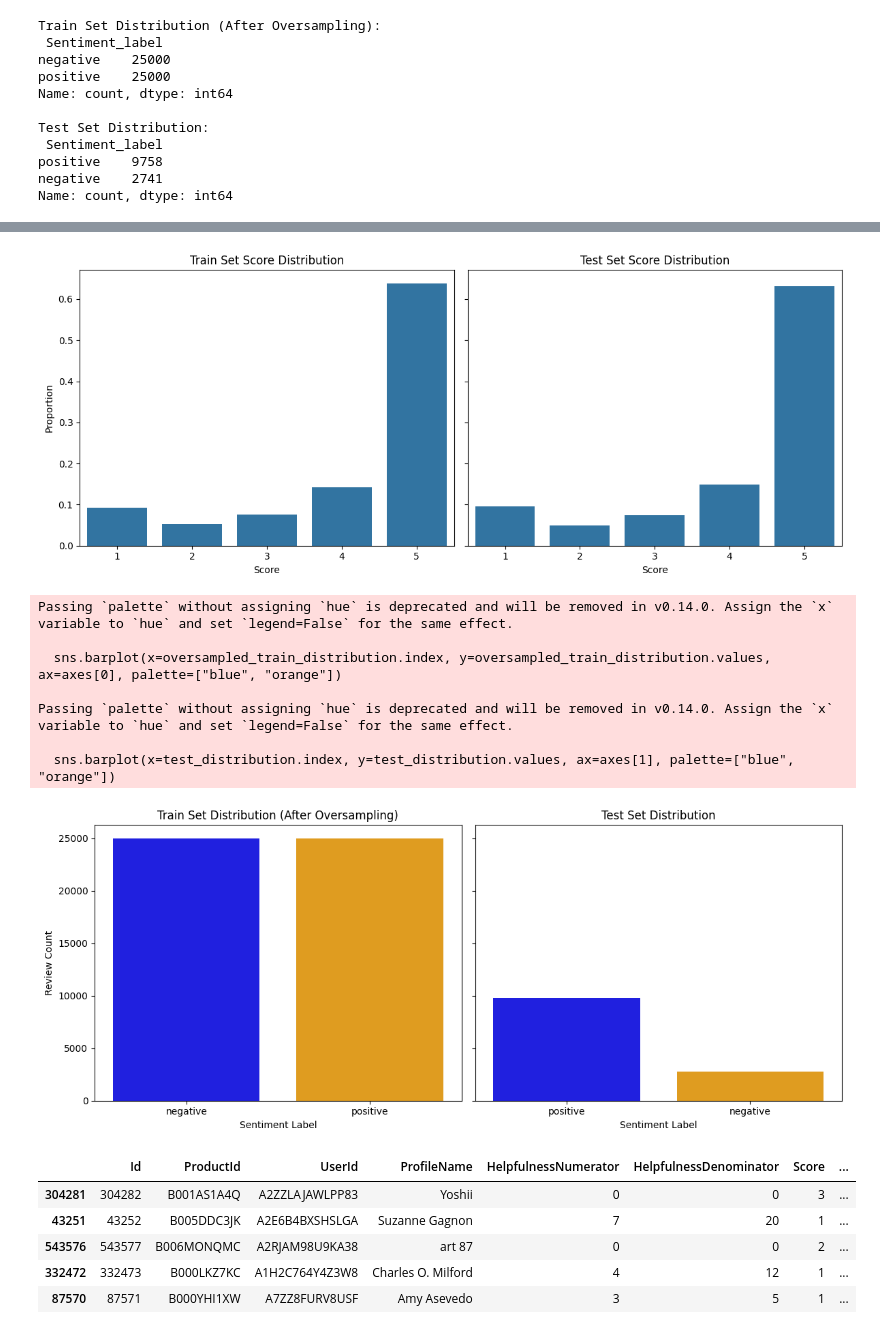
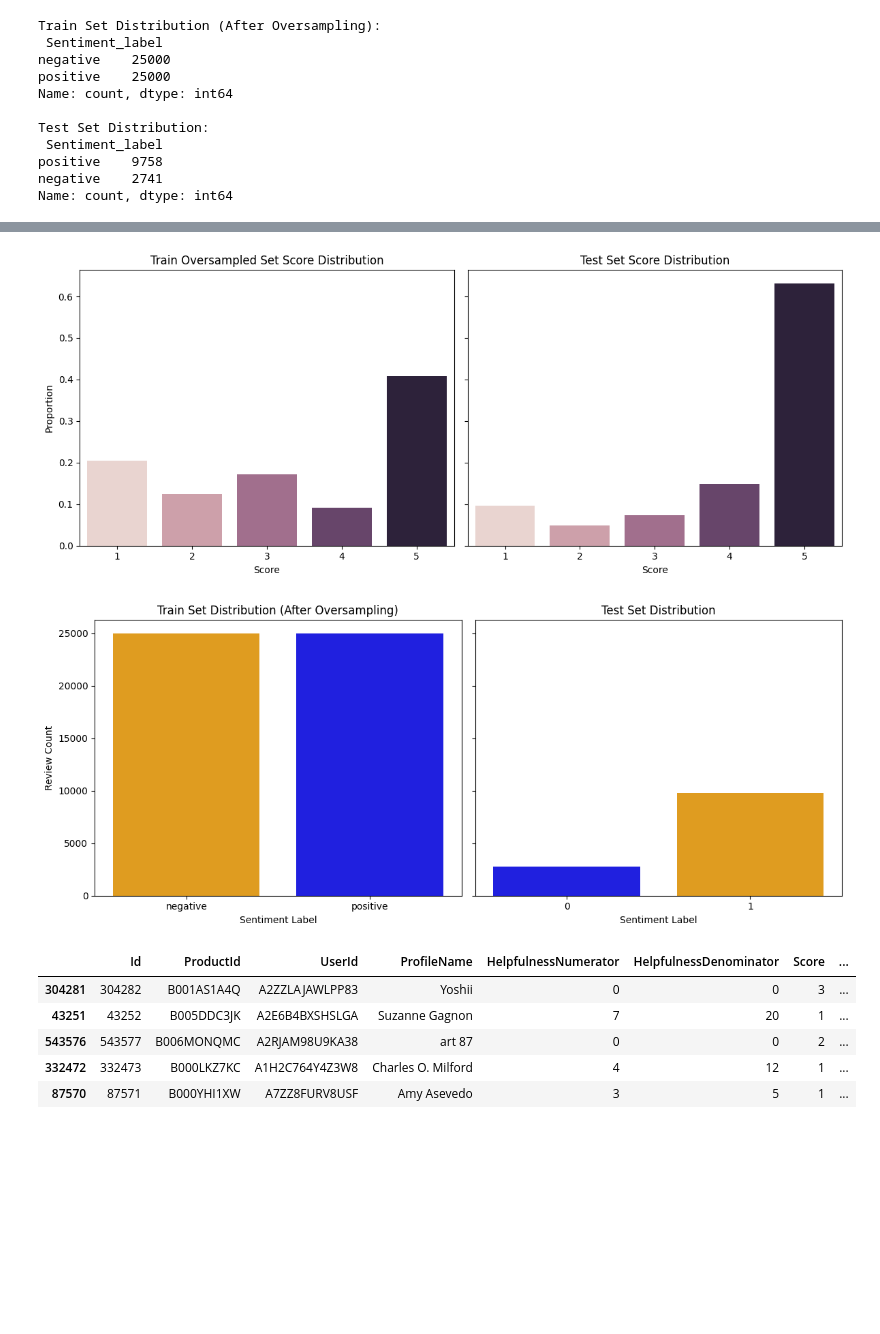
Before and after one commit to jasonhops/IE7500, a Jupyter notebook: RoBERTa_model.ipynb, the cells around one changed output, grey strips where cells are left out. Drawn from its saved outputs; the diff is of its cells as text; code cells hidden in the pictures; blank space fills up the shorter version.

```diff
--- a/RoBERTa_model.ipynb
+++ b/RoBERTa_model.ipynb
@@ -13,8 +11,8 @@ Drive already mounted at /content/drive; to attempt to forcibly remount, call dr
 # %% [markdown]
 ### Loading Amazon Fine Food Reviews dataset. It has 568454 rows and 10 columns
 # %%
-#df = pd.read_csv("Reviews.csv")
-df = pd.read_csv("/content/drive/MyDrive/Colab Notebooks/SentimentAnalysis/Reviews.csv")
+df = pd.read_csv("Reviews.csv")
+#df = pd.read_csv("/content/drive/MyDrive/Colab Notebooks/SentimentAnalysis/Reviews.csv")
 
 df.head()
 # %% [output]
@@ -126,9 +122,6 @@ df["Combined_Text"] = df["Summary"].fillna('') + " " + df["Text"].fillna('')
 
 test_size = 0.2  # 20% test set
 
-#Stratify train-test split based on `Sentiment_label`
-#train_df, test_df = train_test_split(df, test_size=test_size, stratify=df["Sentiment_label"], random_state=42)
-
 # Stratify on `Score` instead of `Sentiment_label`
 train_df, test_df = train_test_split(df, test_size=0.2, stratify=df["Score"], random_state=42)
 
@@ -137,7 +130,11 @@ print("Train Set Score Distribution:\n", train_df["Score"].value_counts(normaliz
 print("\nTest Set Score Distribution:\n", test_df["Score"].value_counts(normalize=True))
 
 # Sample exactly 12,500 reviews for `test_df`
-test_df = test_df.groupby("Sentiment_label", group_keys=False).apply(lambda x: x.sample(n=int(12500 * len(x) / len(test_df)), random_state=42))
+test_df = (
+    test_df.groupby("Sentiment_label", group_keys=False)
+    .apply(lambda x: x.sample(n=min(int(12500 * len(x) / len(test_df)), len(x)), random_state=42))
+    .reset_index(drop=True)
+)
 
 #Ensure `test_df` includes `Combined_Text`
 test_df["Combined_Text"] = test_df["Summary"].fillna('') + " " + test_df["Text"].fillna('')
@@ -212,60 +206,53 @@ import matplotlib.pyplot as plt
 import seaborn as sns
 
 # Compute class distributions
-train_score_distribution = train_df["Score"].value_counts(normalize=True)
+train_score_distribution = train_oversampled_df["Score"].value_counts(normalize=True)
 test_score_distribution = test_df["Score"].value_counts(normalize=True)
 
 # Set up subplots
 fig, axes = plt.subplots(1, 2, figsize=(12, 5), sharey=True)
 
 # Train Set Score Distribution
-sns.barplot(x=train_score_distribution.index, y=train_score_distribution.values, ax=axes[0])
-axes[0].set_title("Train Set Score Distribution")
+sns.barplot(x=train_score_distribution.index, y=train_score_distribution.values, hue=train_score_distribution.index, ax=axes[0], legend=False)
+axes[0].set_title("Train Oversampled Set Score Distribution")
 axes[0].set_ylabel("Proportion")
 axes[0].set_xlabel("Score")
 
 # Test Set Score Distribution
-sns.barplot(x=test_score_distribution.index, y=test_score_distribution.values, ax=axes[1])
+sns.barplot(x=test_score_distribution.index, y=test_score_distribution.values, hue=test_score_distribution.index, ax=axes[1], legend=False)
 axes[1].set_title("Test Set Score Distribution")
 axes[1].set_xlabel("Score")
 
 plt.tight_layout()
 plt.show()
 # %% [output]
-[figure, old version]
+[figure, new version]
 # %%
 import matplotlib.pyplot as plt
 import seaborn as sns
 
 # Compute class distributions
 oversampled_train_distribution = train_oversampled_df["Sentiment_label"].value_counts()
 test_distribution = test_df["Sentiment_label"].value_counts()
 
 # Set up subplots
 fig, axes = plt.subplots(1, 2, figsize=(12, 5), sharey=True)
 
 # Oversampled Train Set Distribution
-sns.barplot(x=oversampled_train_distribution.index, y=oversampled_train_distribution.values, ax=axes[0], palette=["blue", "orange"])
+sns.barplot(x=oversampled_train_distribution.index, y=oversampled_train_distribution.values, ax=axes[0], hue=oversampled_train_distribution.index, palette=["orange", "blue"], legend=False)
 axes[0].set_title("Train Set Distribution (After Oversampling)")
 axes[0].set_ylabel("Review Count")
 axes[0].set_xlabel("Sentiment Label")
 
 # Test Set Distribution
-sns.barplot(x=test_distribution.index, y=test_distribution.values, ax=axes[1], palette=["blue", "orange"])
+sns.barplot(x=test_distribution.index, y=test_distribution.values, ax=axes[1], hue=test_distribution.index, palette=["blue", "orange"], legend=False)
 axes[1].set_title("Test Set Distribution")
 axes[1].set_xlabel("Sentiment Label")
 
 plt.tight_layout()
 plt.show()
 # %% [output]
-Passing `palette` without assigning `hue` is deprecated and will be removed in v0.14.0. Assign the `x` variable to `hue` and set `legend=False` for the same effect.
-
-  sns.barplot(x=oversampled_train_distribution.index, y=oversampled_train_distribution.values, ax=axes[0], palette=["blue", "orange"])
-
-Passing `palette` without assigning `hue` is deprecated and will be removed in v0.14.0. Assign the `x` variable to `hue` and set `legend=False` for the same effect.
-
-  sns.barplot(x=test_distribution.index, y=test_distribution.values, ax=axes[1], palette=["blue", "orange"])
-[figure, old version]
+[figure, new version]
 # %%
 test_df.head()
 # %% [output]
```
Also changed, not shown: parts of 8 cells of this notebook, 3 other files.
